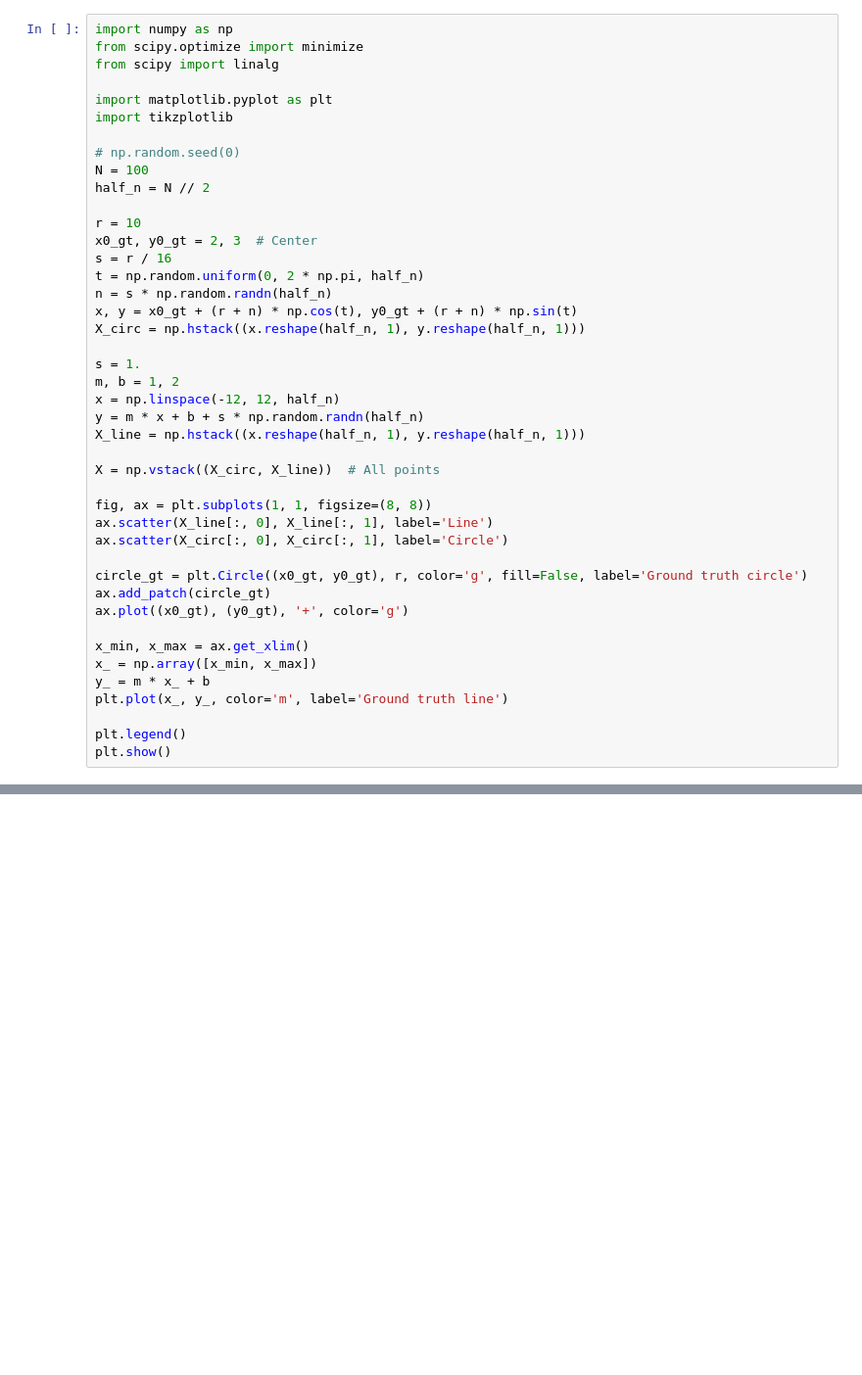
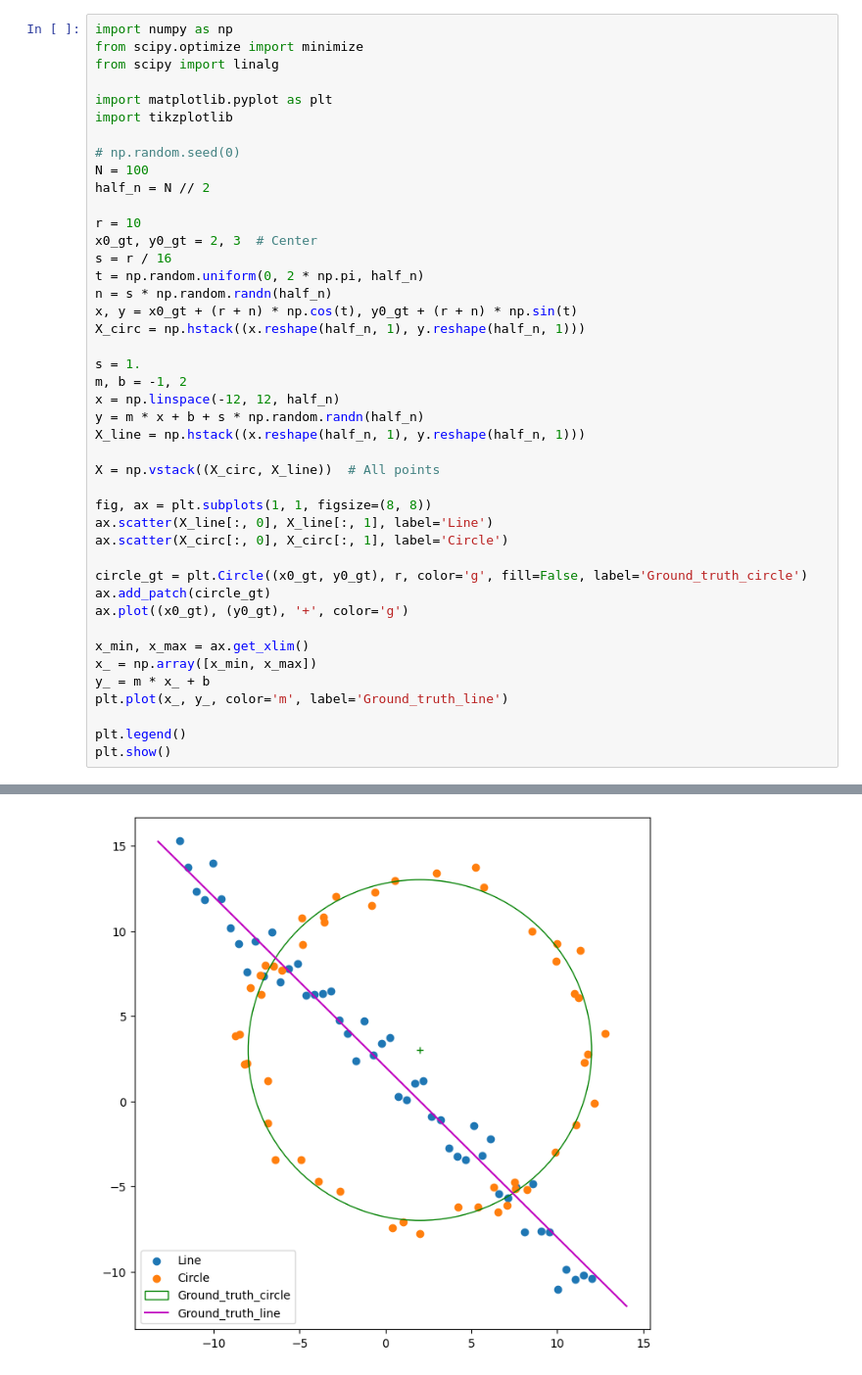
Before and after one commit to DinukaMadhushan1234/Fitting-and-Alignment, a Jupyter notebook: Fitting.ipynb, the cells around one changed output, grey strips where cells are left out. Shown at 98% size. Cells and saved outputs as stored; diff of their text form; blank space fills up the shorter version.

```diff
--- a/Fitting.ipynb
+++ b/Fitting.ipynb
@@ -67,7 +39,7 @@ x, y = x0_gt + (r + n) * np.cos(t), y0_gt + (r + n) * np.sin(t)
 X_circ = np.hstack((x.reshape(half_n, 1), y.reshape(half_n, 1)))
 
 s = 1.
-m, b = 1, 2
+m, b = -1, 2
 x = np.linspace(-12, 12, half_n)
 y = m * x + b + s * np.random.randn(half_n)
 X_line = np.hstack((x.reshape(half_n, 1), y.reshape(half_n, 1)))
@@ -78,14 +50,14 @@ fig, ax = plt.subplots(1, 1, figsize=(8, 8))
 ax.scatter(X_line[:, 0], X_line[:, 1], label='Line')
 ax.scatter(X_circ[:, 0], X_circ[:, 1], label='Circle')
 
-circle_gt = plt.Circle((x0_gt, y0_gt), r, color='g', fill=False, label='Ground truth circle')
+circle_gt = plt.Circle((x0_gt, y0_gt), r, color='g', fill=False, label='Ground_truth_circle')
 ax.add_patch(circle_gt)
 ax.plot((x0_gt), (y0_gt), '+', color='g')
 
 x_min, x_max = ax.get_xlim()
 x_ = np.array([x_min, x_max])
 y_ = m * x_ + b
-plt.plot(x_, y_, color='m', label='Ground truth line')
+plt.plot(x_, y_, color='m', label='Ground_truth_line')
 
 plt.legend()
 plt.show()
@@ -94,3 +65,4 @@ ImportError: DLL load failed while importing _c_internal_utils: The specified mo
+[figure, added]
 # %%
 # Helper function to compute distance of points from a line
 def compute_line_distance(points, a, b, d):
```
Also changed, not shown: parts of 6 cells of this notebook, 13 other files.
